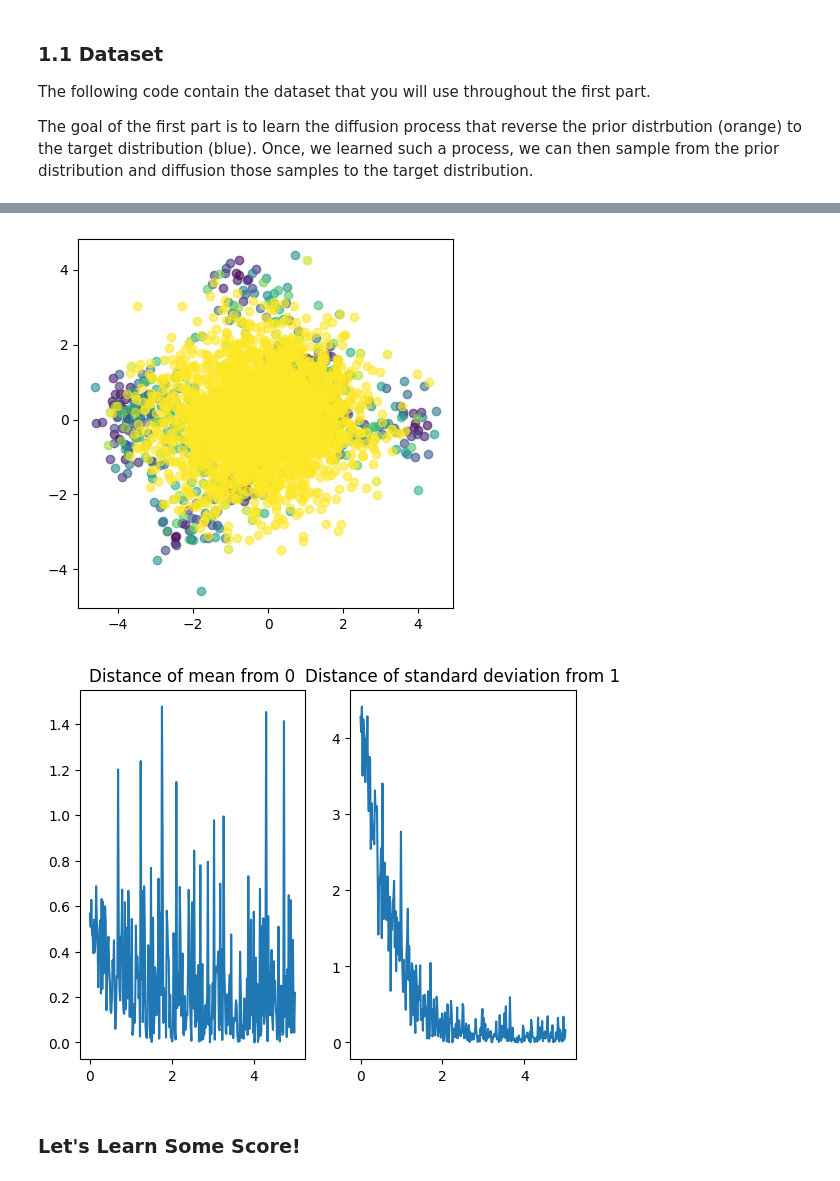
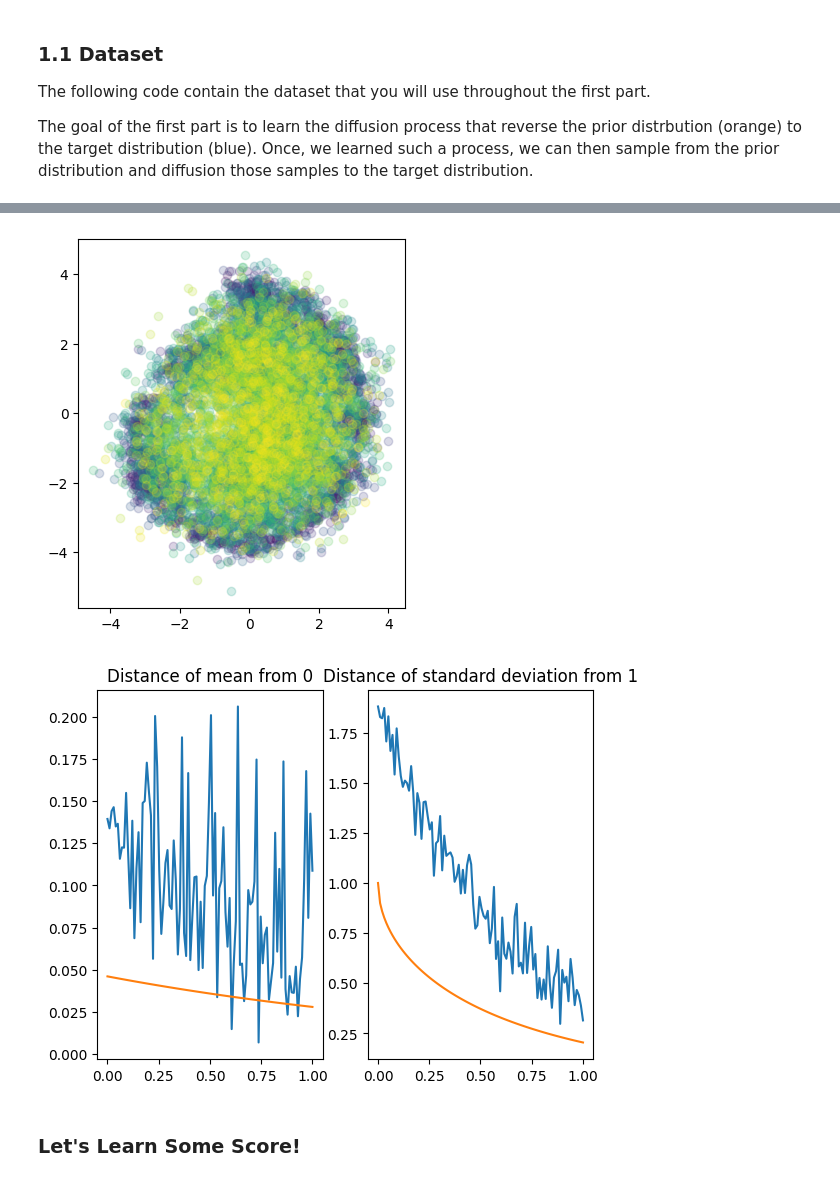
Before and after one commit to min-hieu/HelloScore, a Jupyter notebook: HelloScore.ipynb, the cells around one changed output, grey strips where cells are left out. Drawn from its saved outputs; the diff is of its cells as text; code cells hidden in the pictures.

```diff
--- a/HelloScore.ipynb
+++ b/HelloScore.ipynb
@@ -213,44 +234,54 @@ from tqdm import tqdm
 
 cmap = plt.get_cmap('viridis')
 
-n_arr = 300 # change this
-plot_Ntest = 10
+n_arr = 100
+plot_Ntest = 100
 
 t_arr = np.linspace(0, sde.T, n_arr)
 mean_arr = np.zeros((n_arr, 1))
 std_arr = np.zeros((n_arr, 1))
 
 fig = plt.figure()
 ax = fig.add_subplot(1, 1, 1)
 
 for k, tt in enumerate(tqdm(t_arr)):
-    x0 = torch.tensor(target_ds[range(plot_Ntest)])
+    x0 = target_ds[range(plot_Ntest)].float()
     t = torch.zeros((x0.shape[0],)) + tt
     mean, std = sde.marginal_prob(t, x0)
+    # print(std.max())
     z = torch.randn(mean.shape)
     xt = mean + std * z
 
     mean_arr[k] = (xt.mean(axis=0)**2).sum()
     std_arr[k]  = ((xt.std(axis=0) - 1)**2).sum()
 
-    ax.scatter(xt[:, 0], xt[:, 1], alpha=0.6, color=cmap(tt))
+    ax.scatter(xt[:, 0], xt[:, 1], alpha=0.2, color=cmap(tt/t_arr[-1]))
+
+
+# E[xT] = X0e^(-0.5*T)
+# V[xT] = 1 - e^(-T)
+x0 = target_ds[range(plot_Ntest)].float()
+true_mean = x0.mean() * np.exp(-0.5*t_arr)
+true_std = np.abs(np.sqrt(1 - np.exp(-t_arr)) - 1)
 
 ax.grid(False)
 ax.set_aspect('equal', adjustable='box')
 
 fig = plt.figure()
 ax = fig.add_subplot(1, 2, 1)
 plt.plot(t_arr, np.abs(mean_arr))
+plt.plot(t_arr, np.abs(true_mean))
 plt.title("Distance of mean from 0")
 ax.grid(False)
 ax = fig.add_subplot(1, 2, 2)
 plt.plot(t_arr, std_arr)
+plt.plot(t_arr, true_std)
 plt.title("Distance of standard deviation from 1")
 ax.grid(False)
 plt.savefig("./mean_std.jpg")
 # %% [output]
-[figure, old version]
+[figure, new version]
-[figure, old version]
+[figure, new version]
 # %% [markdown]
 ### Let's Learn Some Score!
 # %%
```
Also changed, not shown: parts of 11 cells of this notebook.
